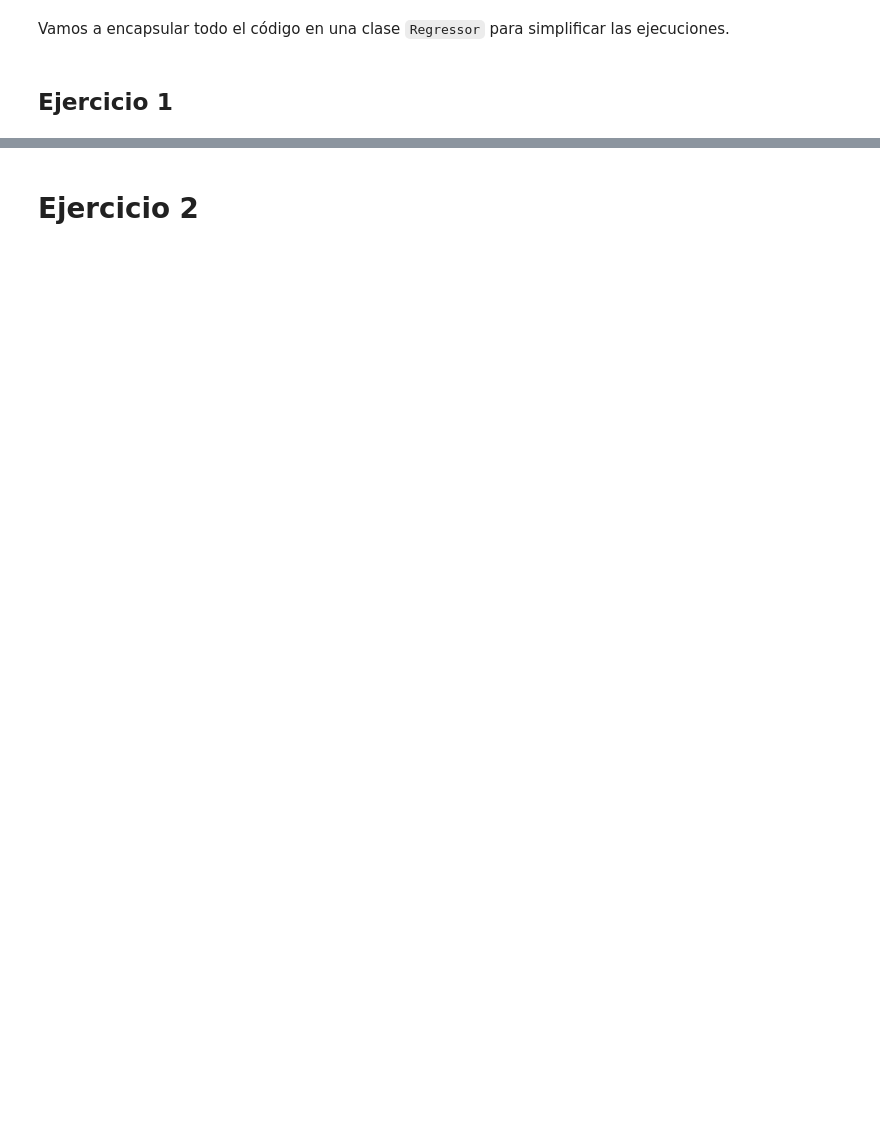
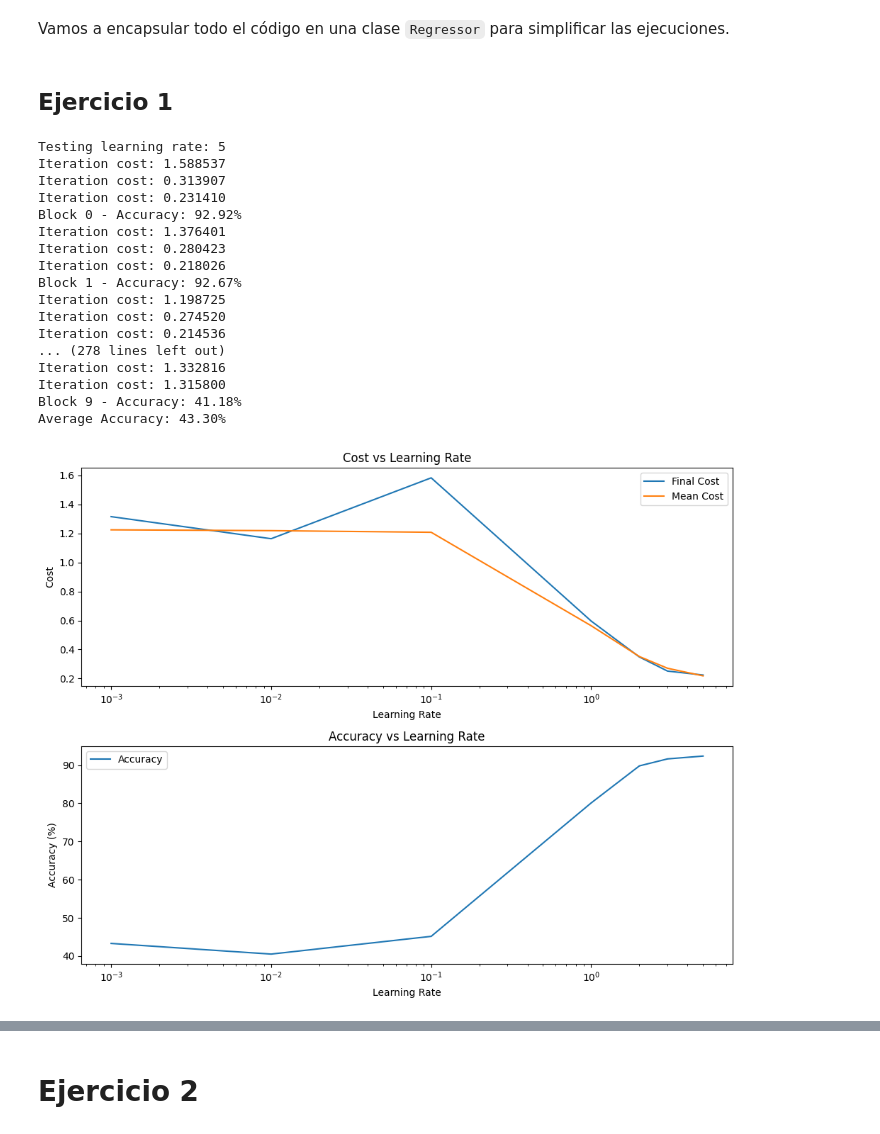
Before and after one commit to Jarturog/spark-botnet-classifier, a Jupyter notebook: Parte 3.ipynb, the cells around one changed output, grey strips where cells are left out. Drawn from its saved outputs; the diff is of its cells as text; code cells hidden in the pictures; blank space fills up the shorter version.

```diff
--- a/Parte 3.ipynb
+++ b/Parte 3.ipynb
@@ -173,8 +176,8 @@ def get_block_data(rdd_data, i):
 import time
 
 # read data
-path = "/opt/local/practica_spark/datos/botnet_tot_syn_l.csv"
-data = readFile(path)
+path = "/opt/local/botnet_reduced_10k_l.csv"
+data = readFile(path, sc)
 
 # standardize
 data = normalize(data)
@@ -187,7 +190,6 @@ learningRate = 1e-4
 data_cv = transform(data, num_blocks_cv)
 accs = []
 
-print(data_cv.map(lambda x: (x[0], 1)).reduceByKey(lambda a, b: a+b).collect())
 for i in range(num_blocks_cv):
     tr_data, test_data = get_block_data(data_cv, i)
     start = time.time()
@@ -285,14 +350,21 @@ class HyperparameterSearch:
             regressor.learning_rate = lr
             print(f"Testing learning rate: {lr}")
             accs = regressor.run(filename, num_blocks_cv)
-            self.lr_results.append((lr, regressor.costs[-1], np.mean(regressor.costs), np.mean(accs)))
+            try:
+                self.lr_results.append((lr, regressor.costs[-1], np.mean(regressor.costs), np.mean(accs)))
+            except Exception as e:
+                print(f"Error occurred while appending results for learning rate {lr}: {e}")
+                self.lr_results.append()
 
     def run_reg_search(self, regressor: Regressor, filename: str, num_blocks_cv: int):
         for reg in self.regularizaciones:
             regressor.lambda_reg = reg
             print(f"Testing regularization: {reg}")
             accs = regressor.run(filename, num_blocks_cv)
-            self.reg_results.append((reg, regressor.costs[-1], np.mean(regressor.costs), np.mean(accs)))
+            try:
+                self.reg_results.append((reg, regressor.costs[-1], np.mean(regressor.costs), np.mean(accs)))
+            except Exception as e:
+                print(f"Error occurred while appending results for regularization {reg}: {e}")
 
     def run_mixed_search(self, regressor: Regressor, filename: str, num_blocks_cv: int):
         for lr in self.learning_rates:
@@ -366,9 +438,30 @@ class HyperparameterSearch:
         plt.tight_layout()
         plt.show()
 # %%
-lr_regressor = Regressor(iterations=3, learning_rate=None, lambda_reg=0.0, print_cost=True, use_cache=False)
+no_cache_config = CacheConfig(False, False, False)
+
+lr_regressor = Regressor(iterations=3, learning_rate=None, lambda_reg=0.0, print_cost=True, cache_config=no_cache_config)
 
 hyper_search_lr = HyperparameterSearch(learningRates, regularizaciones)
 hyper_search_lr.run_lr_search(lr_regressor, path, num_blocks_cv)
 hyper_search_lr.plot_lr_results()
+# %% [output]
+Testing learning rate: 5
+Iteration cost: 1.588537
+Iteration cost: 0.313907
+Iteration cost: 0.231410
+Block 0 - Accuracy: 92.92%
+Iteration cost: 1.376401
+Iteration cost: 0.280423
+Iteration cost: 0.218026
+Block 1 - Accuracy: 92.67%
+Iteration cost: 1.198725
+Iteration cost: 0.274520
+Iteration cost: 0.214536
+... (278 lines left out)
+Iteration cost: 1.332816
+Iteration cost: 1.315800
+Block 9 - Accuracy: 41.18%
+Average Accuracy: 43.30%
+[figure, added]
 # %%
```
Also changed, not shown: parts of 19 cells of this notebook.
